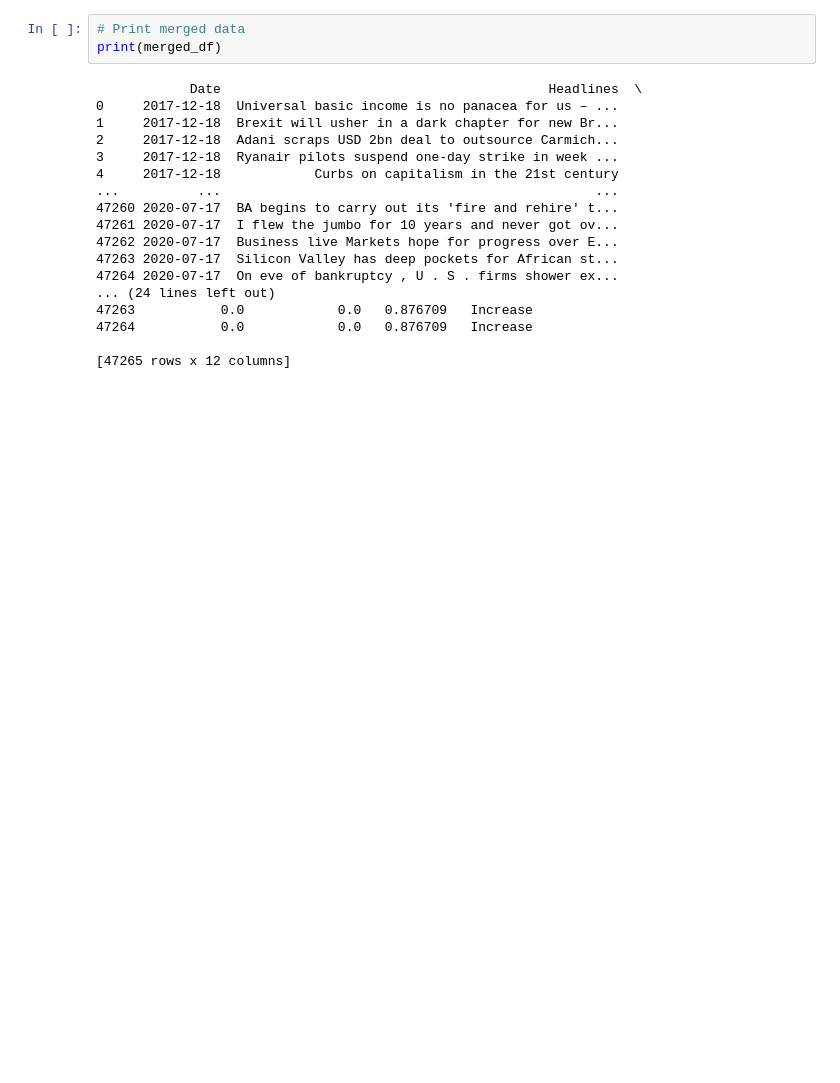
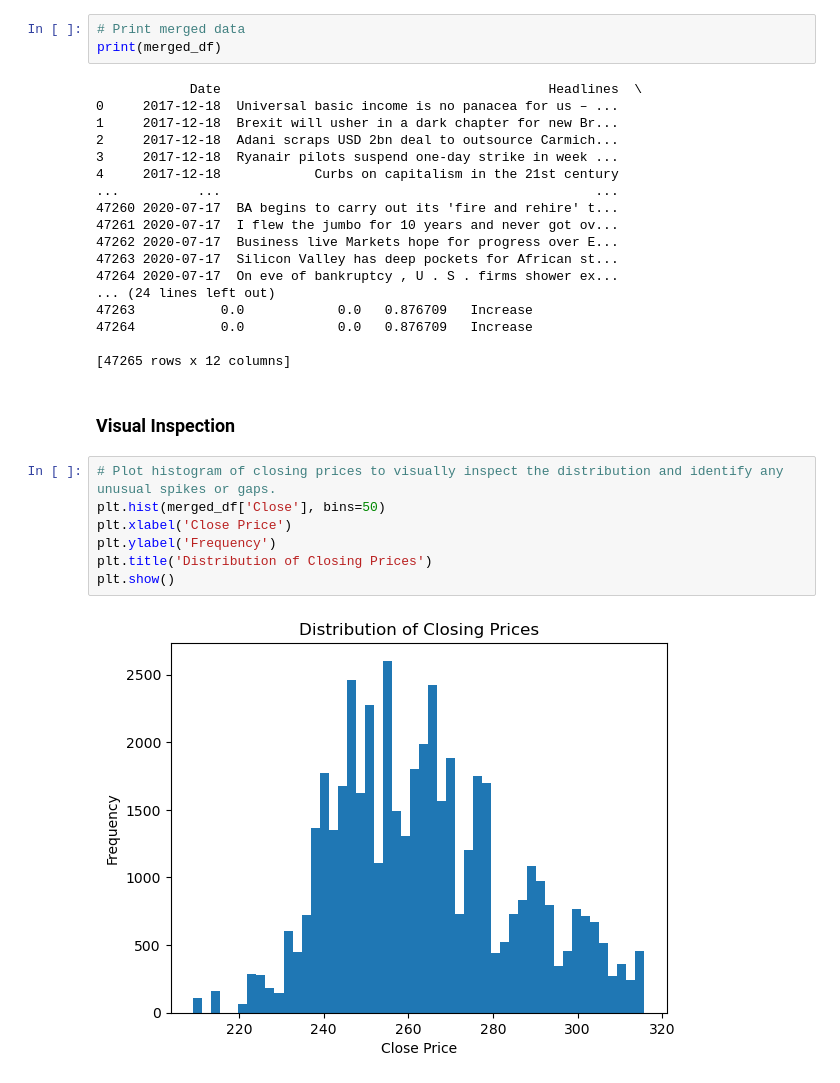
Before and after one commit to hgulati2190/SP500-Predictor-Using-NLP, a Jupyter notebook: 01. Data Prep & EDA/hemant_data_prep.ipynb, the cells around one changed output. Cells and saved outputs as stored; diff of their text form; blank space fills up the shorter version.

```diff
--- a/01. Data Prep & EDA/hemant_data_prep.ipynb
+++ b/01. Data Prep & EDA/hemant_data_prep.ipynb
@@ -137,3 +137,14 @@ print(merged_df)
 47264           0.0            0.0   0.876709   Increase
 
 [47265 rows x 12 columns]
+# %% [markdown]
+### Visual Inspection
+# %%
+# Plot histogram of closing prices to visually inspect the distribution and identify any unusual spikes or gaps.
+plt.hist(merged_df['Close'], bins=50)
+plt.xlabel('Close Price')
+plt.ylabel('Frequency')
+plt.title('Distribution of Closing Prices')
+plt.show()
+# %% [output]
+[figure, added]
```
Also changed, not shown: parts of 2 cells of this notebook.
